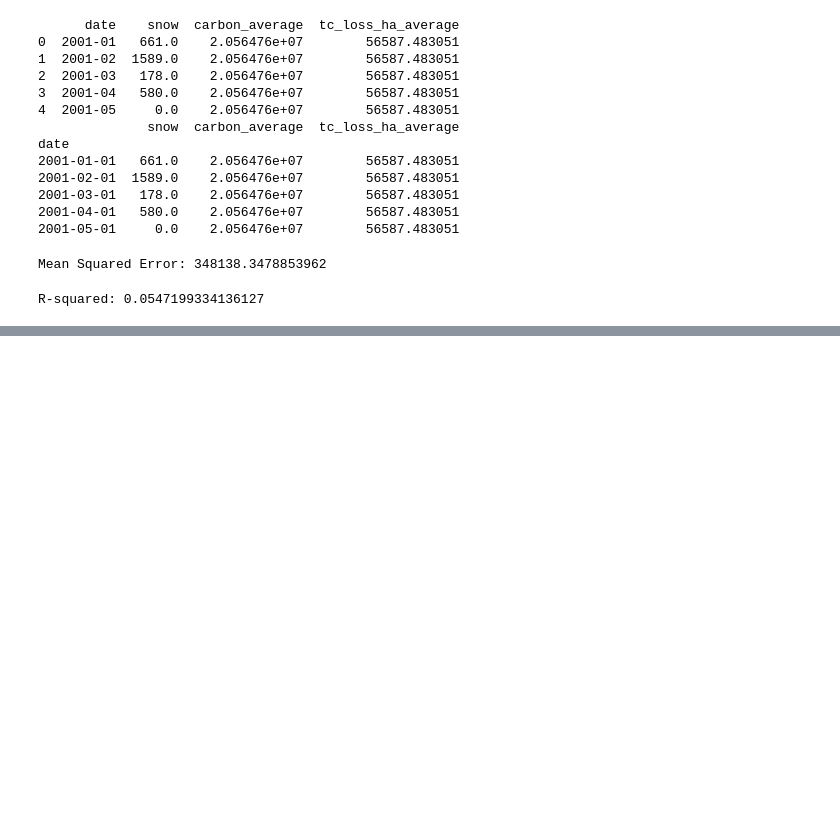
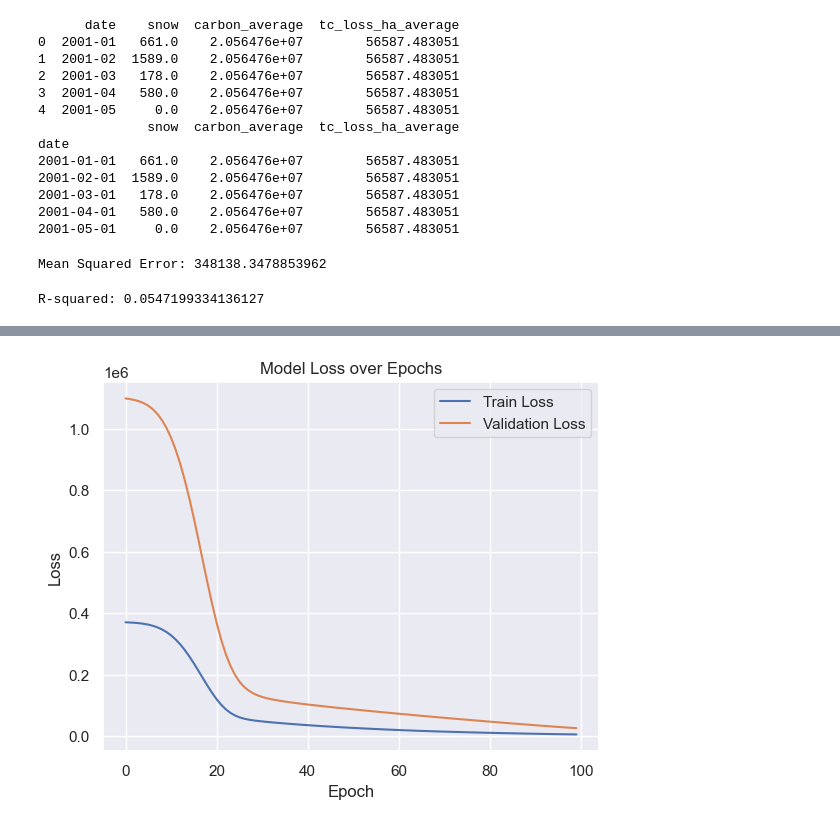
Before and after one commit to sidmanu/MIDS-W207-DeforestationAndClimate, a Jupyter notebook: notebooks/alex_monthly.ipynb, the cells around one changed output, grey strips where cells are left out. Cells and saved outputs as stored; diff of their text form; code cells hidden in the pictures; blank space fills up the shorter version.

```diff
--- a/notebooks/alex_monthly.ipynb
+++ b/notebooks/alex_monthly.ipynb
@@ -151,0 +396,26 @@ R-squared: 0.0547199334136127
+# %%
+# Base NN
+
+tf.random.set_seed(1234)
+np.random.seed(1234)
+
+# Scale the features
+scaler = StandardScaler()
+X_train_scaled = scaler.fit_transform(X_train)
+X_test_scaled = scaler.transform(X_test)
+# %%
+# Base NN model
+
+tf.random.set_seed(1234)
+np.random.seed(1234)
+
+model = keras.Sequential([
+    keras.layers.Dense(64, activation='relu', input_shape=(X_train_scaled.shape[1],)),
+    keras.layers.Dense(64, activation='relu'),
+    keras.layers.Dense(1)
+])
+
+model.compile(optimizer='adam',
+              loss='mean_squared_error')
+
+history = model.fit(X_train_scaled, y_train, epochs=100, batch_size=10, validation_split=0.1)
@@ -151,0 +441,18 @@ R-squared: 0.0547199334136127
+# %%
+# Check MSE and plot loss
+
+tf.random.set_seed(1234)
+np.random.seed(1234)
+
+y_pred = model.predict(X_test_scaled)
+mse = mean_squared_error(y_test, y_pred)
+print('Test MSE:', mse)
+
+plt.plot(history.history['loss'], label='Train Loss')
+plt.plot(history.history['val_loss'], label='Validation Loss')
+plt.title('Model Loss over Epochs')
+plt.ylabel('Loss')
+plt.xlabel('Epoch')
+plt.legend()
+plt.show()
+# %% [output]
@@ -151,0 +461 @@ R-squared: 0.0547199334136127
+[figure, added]
```
Also changed, not shown: parts of 30 cells of this notebook.
